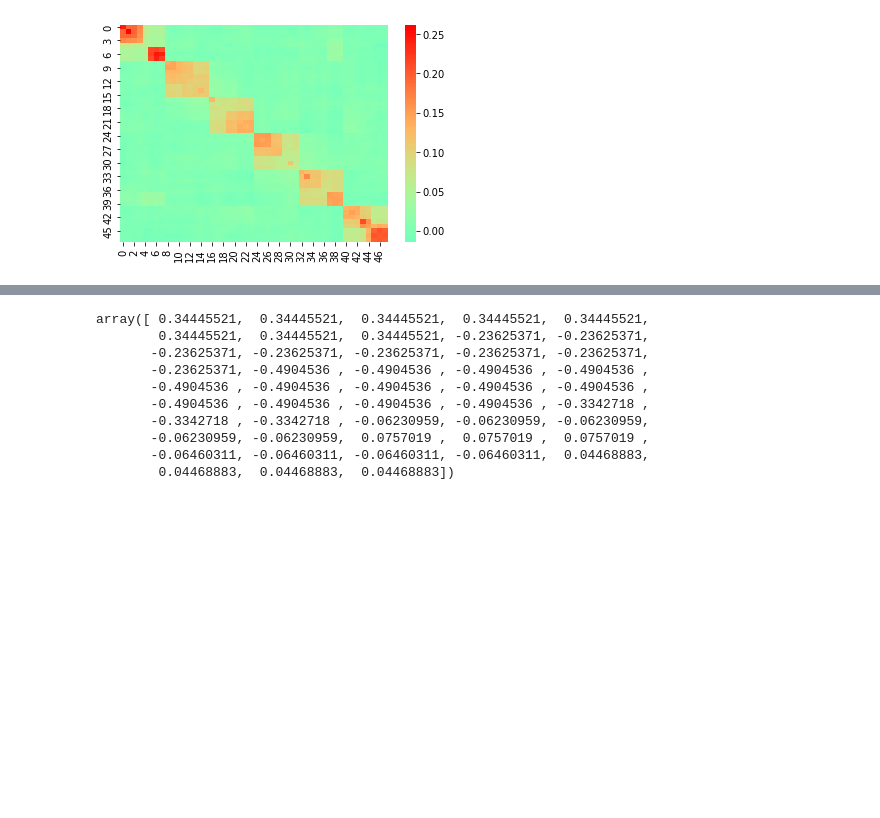
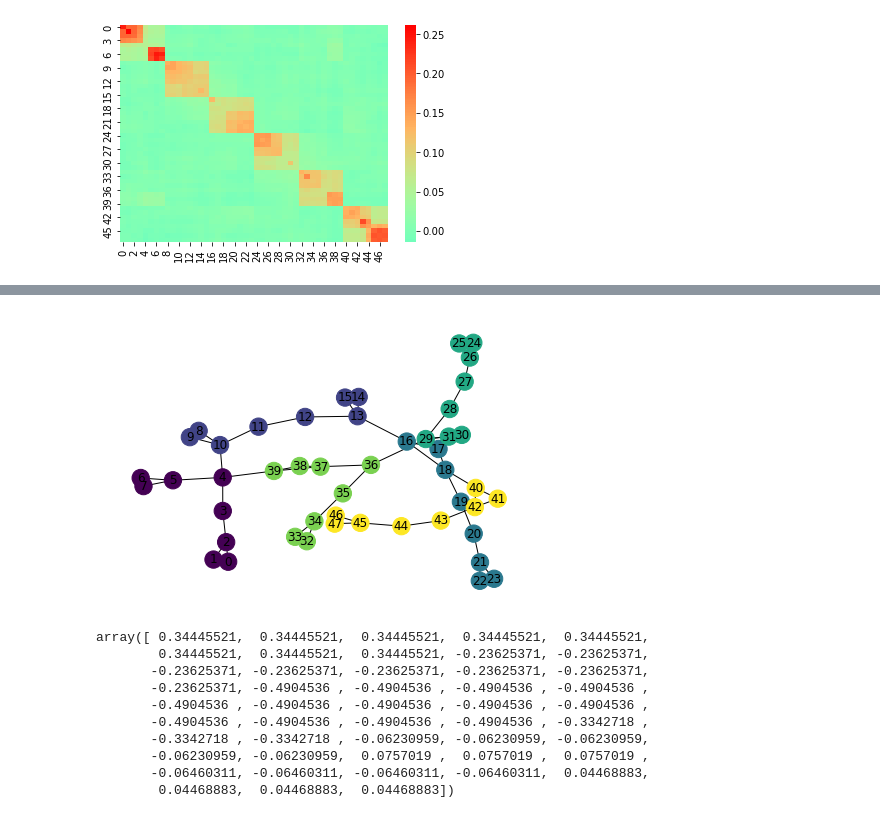
Before and after one commit to ShannaLiu/RSP, a Jupyter notebook: Select_cluster/Test_sym_sel.ipynb, the cells around one changed output, grey strips where cells are left out. Cells and saved outputs as stored; diff of their text form; code cells hidden in the pictures; blank space fills up the shorter version.

```diff
--- a/Select_cluster/Test_sym_sel.ipynb
+++ b/Select_cluster/Test_sym_sel.ipynb
@@ -122,3 +131,7 @@ array([ 0.34445521,  0.34445521,  0.34445521,  0.34445521,  0.34445521,
+# %%
+nx.draw(G, with_labels=True, node_color=group_label)
+# %% [output]
+[figure, added]
 # %%
 clf.predict(X)
 # %% [output]
```
Also changed, not shown: parts of 24 cells of this notebook.
